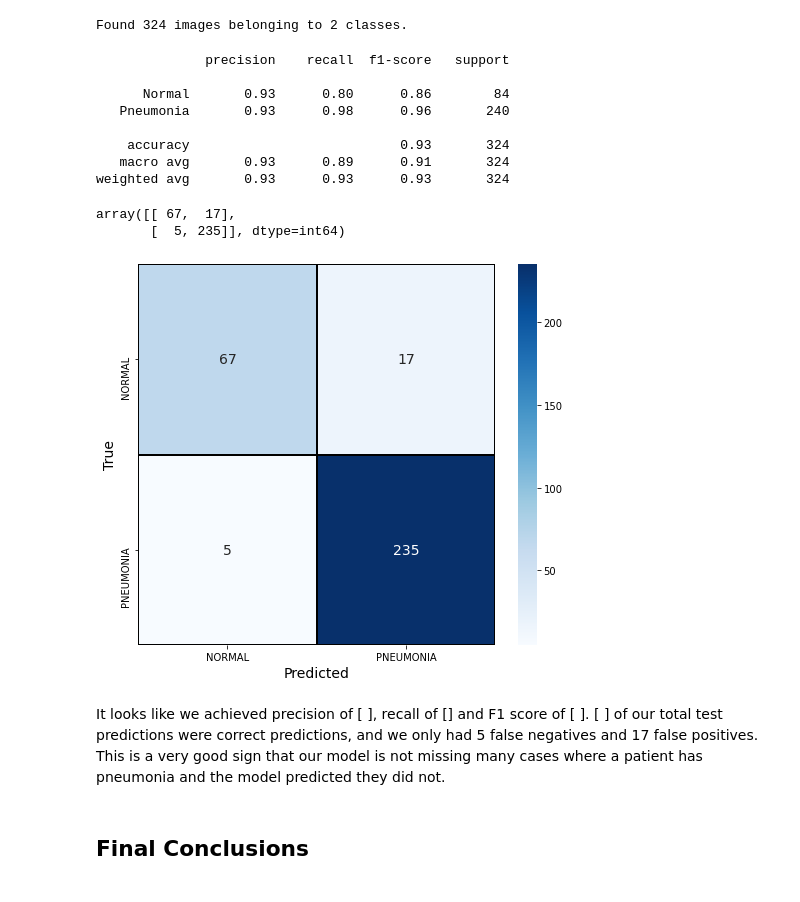
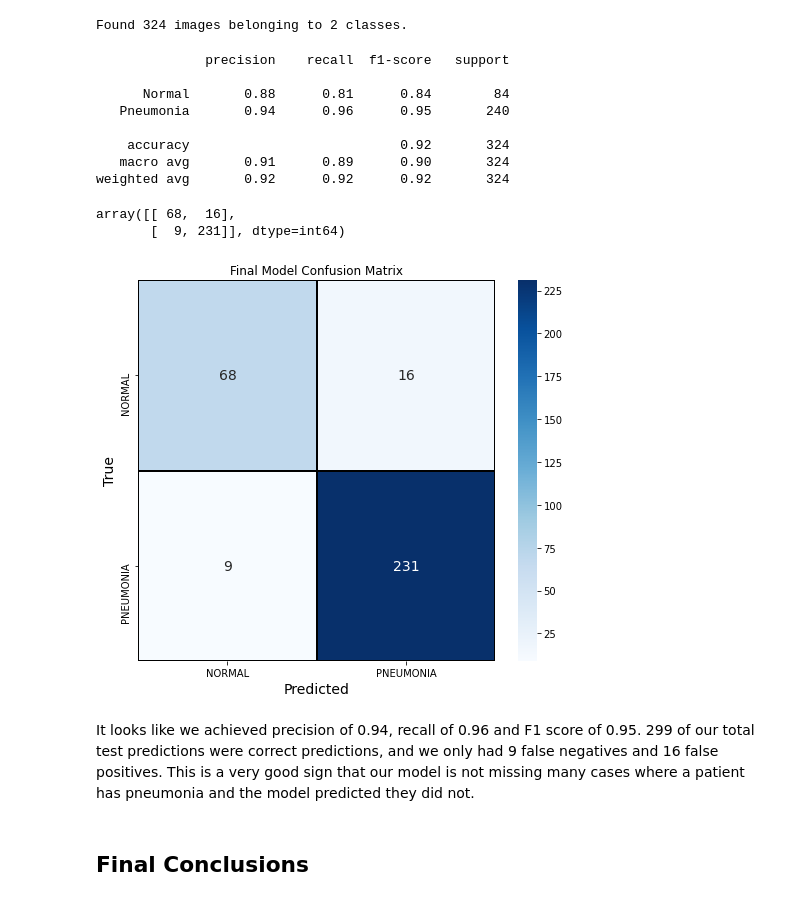
Before and after one commit to Sammyknee/pneumonia_image_classification, a Jupyter notebook: Pneumonia_Classification_Notebook.ipynb, the cells around one changed output. Saved outputs shown, nothing was run; the diff lists cells and outputs as text; code cells hidden in the pictures.

Commit message:
cleaned up model analysis

```diff
--- a/Pneumonia_Classification_Notebook.ipynb
+++ b/Pneumonia_Classification_Notebook.ipynb
@@ -1030,6 +1024,6 @@ We were able to get even better results by using padding. Since these were our s
 # %%
 early_stopping = [EarlyStopping(monitor='val_loss',patience=10),
-                  ModelCheckpoint(filepath='best_model.h5', monitor='val_loss', save_best_only=True)]
+                  ModelCheckpoint(filepath='best_model_2.h5', monitor='val_loss', save_best_only=True)]
 # %%
 history_10 = model_10.fit(train_generator,
                     steps_per_epoch=train_steps,
@@ -1305,31 +1283,32 @@ print(report)
 # %% [output]
               precision    recall  f1-score   support
 
-      Normal       0.93      0.80      0.86        84
-   Pneumonia       0.93      0.98      0.96       240
+      Normal       0.88      0.81      0.84        84
+   Pneumonia       0.94      0.96      0.95       240
 
-    accuracy                           0.93       324
-   macro avg       0.93      0.89      0.91       324
-weighted avg       0.93      0.93      0.93       324
+    accuracy                           0.92       324
+   macro avg       0.91      0.89      0.90       324
+weighted avg       0.92      0.92      0.92       324
 # %%
 cm = confusion_matrix(true_classes, predicted_classes)
 cm
 # %% [output]
-array([[ 67,  17],
-       [  5, 235]], dtype=int64)
+array([[ 68,  16],
+       [  9, 231]], dtype=int64)
 # %%
 plt.figure(figsize = (8,7))
 
 sns.heatmap(cm, cmap="Blues", linecolor = 'black' , annot_kws={"size": 14},linewidth = 1, annot = True, fmt='')
 plt.xticks((.5,1.5),['NORMAL', 'PNEUMONIA'])
 plt.yticks((.5,1.5),['NORMAL', 'PNEUMONIA'])
 plt.xlabel('Predicted', fontsize=14)
 plt.ylabel('True', fontsize=14)
+plt.title('Final Model Confusion Matrix')
 plt.show()
 # %% [output]
-[figure, old version]
+[figure, new version]
 # %% [markdown]
-It looks like we achieved precision of [ ], recall of [] and F1 score of [ ]. [ ] of our total test predictions were correct predictions, and we only had 5 false negatives and 17 false positives. This is a very good sign that our model is not missing many cases where a patient has pneumonia and the model predicted they did not.
+It looks like we achieved precision of 0.94, recall of 0.96 and F1 score of 0.95. 299 of our total test predictions were correct predictions, and we only had 9 false negatives and 16 false positives. This is a very good sign that our model is not missing many cases where a patient has pneumonia and the model predicted they did not.
 # %% [markdown]
 ## Final Conclusions
 # %% [markdown]
```
Also changed, not shown: parts of 58 cells of this notebook.
